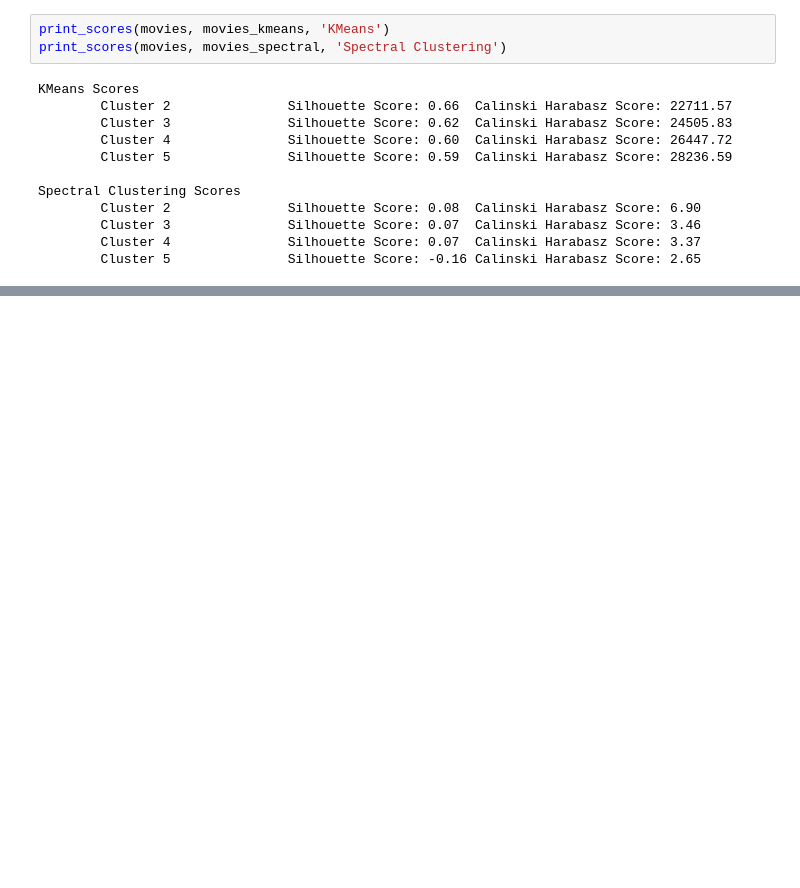
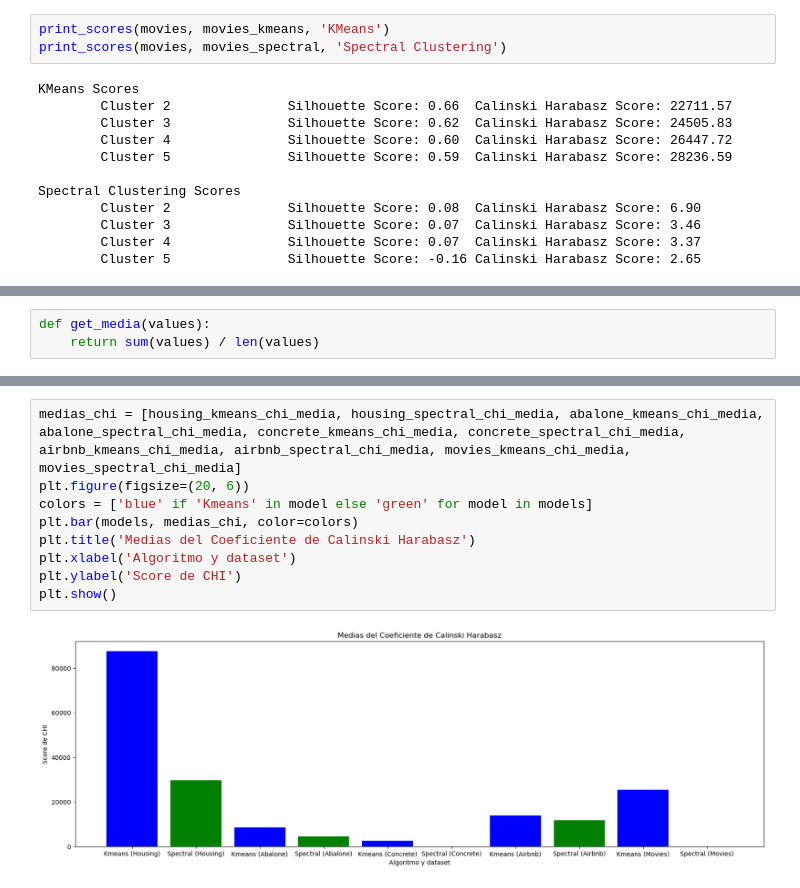
Before and after one commit to RomAbreu/proyecto-metodologia, a Jupyter notebook: proyecto.ipynb, the cells around one changed output, grey strips where cells are left out. Saved outputs shown, nothing was run; the diff lists cells and outputs as text; blank space fills up the shorter version.

```diff
--- a/proyecto.ipynb
+++ b/proyecto.ipynb
@@ -353,0 +404,3 @@ Spectral Clustering Scores
+# %%
+def get_media(values):
+    return sum(values) / len(values)
@@ -353,0 +504,11 @@ Spectral Clustering Scores
+# %%
+medias_chi = [housing_kmeans_chi_media, housing_spectral_chi_media, abalone_kmeans_chi_media, abalone_spectral_chi_media, concrete_kmeans_chi_media, concrete_spectral_chi_media, airbnb_kmeans_chi_media, airbnb_spectral_chi_media, movies_kmeans_chi_media, movies_spectral_chi_media]
+plt.figure(figsize=(20, 6))
+colors = ['blue' if 'Kmeans' in model else 'green' for model in models]
+plt.bar(models, medias_chi, color=colors)
+plt.title('Medias del Coeficiente de Calinski Harabasz')
+plt.xlabel('Algoritmo y dataset')
+plt.ylabel('Score de CHI')
+plt.show()
+# %% [output]
+[figure, added]
```
Also changed, not shown: parts of 7 cells of this notebook, 1 other file.
